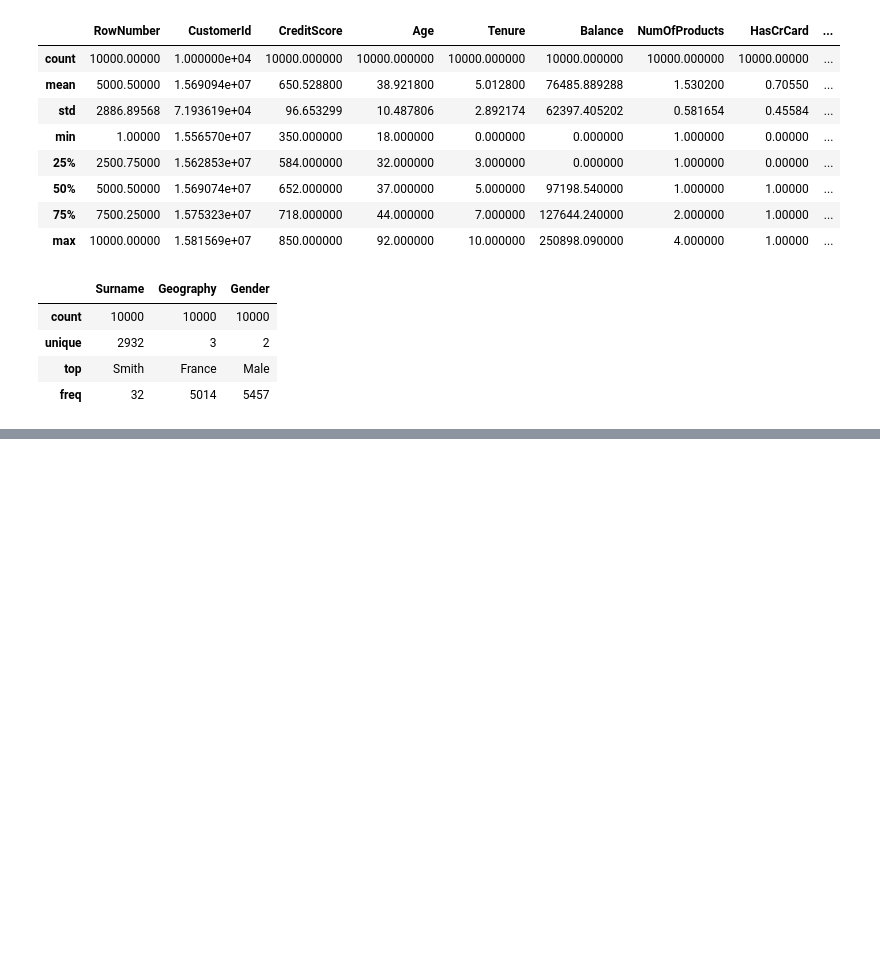
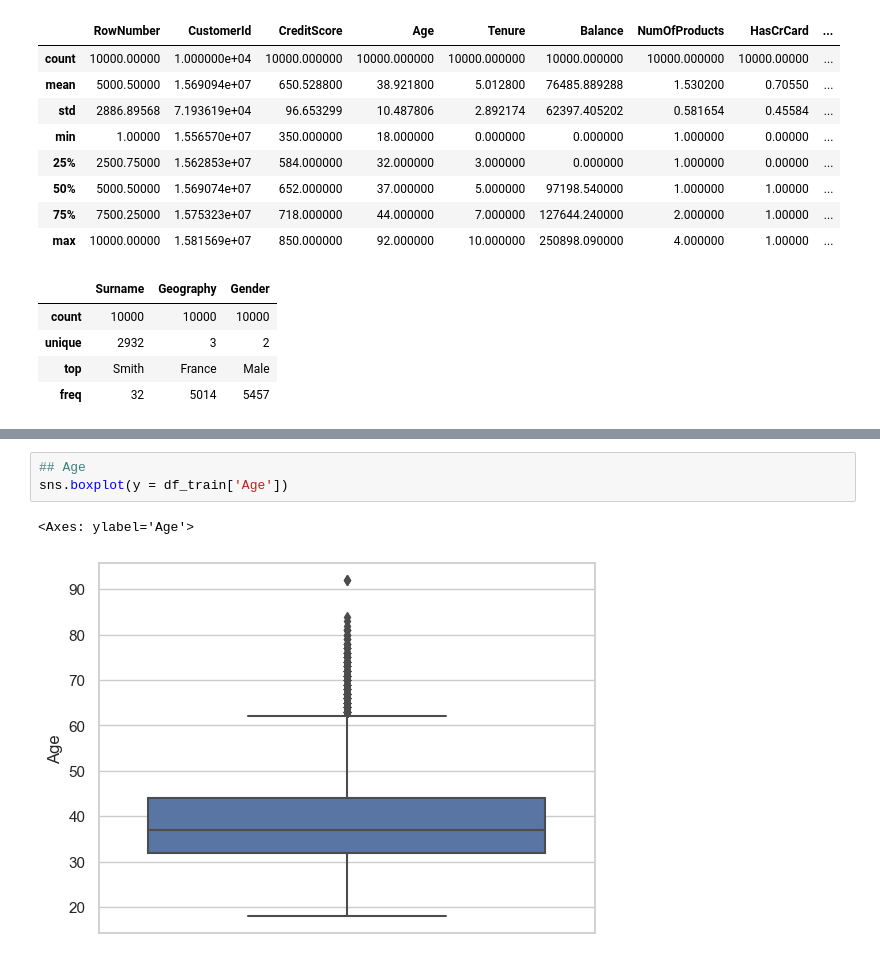
Before and after one commit to Pradipwasre/MLOps--Customer-churn-Analysis-using-Ensemble-Techniques, a Jupyter notebook: Notebook.ipynb, the cells around one changed output, grey strips where cells are left out. Cells and saved outputs as stored; diff of their text form; blank space fills up the shorter version.

```diff
--- a/Notebook.ipynb
+++ b/Notebook.ipynb
@@ -119,0 +206,6 @@ df.describe(include = ['O'])
+# %%
+## Age
+sns.boxplot(y = df_train['Age'])
+# %% [output]
+<Axes: ylabel='Age'>
+[figure, added]
```
Also changed, not shown: parts of 27 cells of this notebook.
